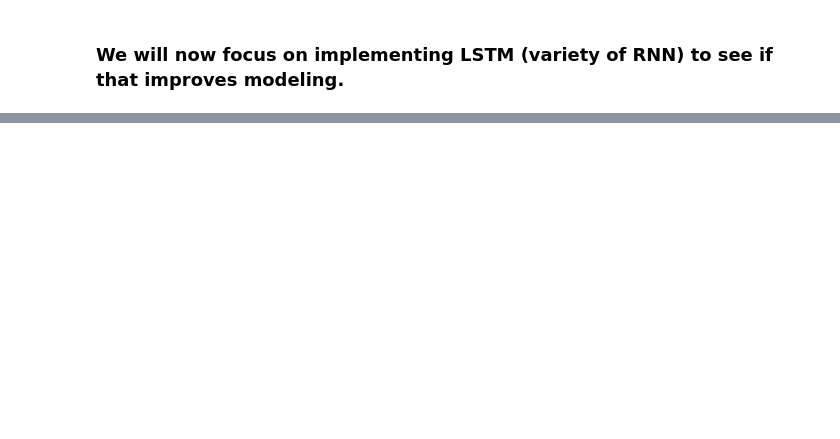
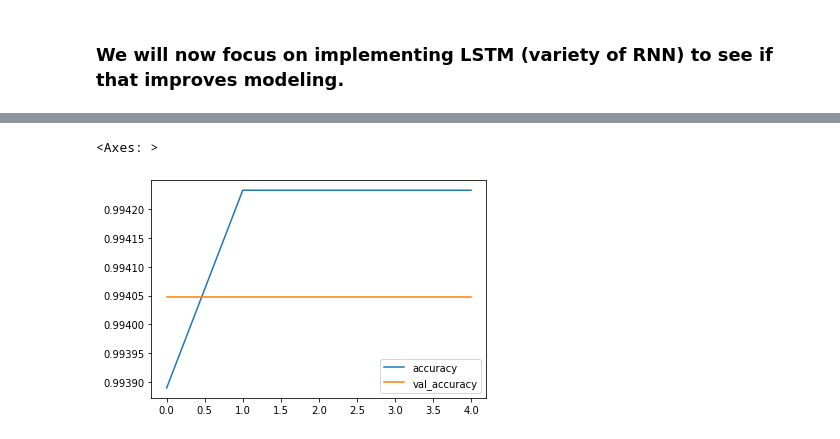
Before and after one commit to rgjha/data_science_basics, a Jupyter notebook: NLP/ToxicCommentClassification/classifier.ipynb, the cells around one changed output, grey strips where cells are left out. Saved outputs shown, nothing was run; the diff lists cells and outputs as text; code cells hidden in the pictures; blank space fills up the shorter version.

```diff
--- a/NLP/ToxicCommentClassification/classifier.ipynb
+++ b/NLP/ToxicCommentClassification/classifier.ipynb
@@ -285,9 +287,11 @@ Wall time: 14.1 s
 #train.drop["id"]
 # https://www.kaggle.com/code/ishraqahmed/lstm-gru-project-dl-iti-ai-43
 
+train.drop('id', axis=1, inplace=True)
+
 labels = ['toxic', 'severe_toxic', 'obscene', 'threat', 'insult', 'identity_hate']
 bigX = train.drop(labels,axis=1)
-#bigX = bigX.to_numpy().reshape(-1,) # It has only id and comment_text
+bigX = bigX.to_numpy().reshape(-1,) # It has only comment_text
 bigy = train[labels].to_numpy()
 bigX.shape, bigy.shape
 # %% [output]
@@ -341,6 +359,6 @@ model.compile(optimizer='rmsprop',
 # %%
 history = model.fit(sequences_matrix_train,
                     y_train,
-                    epochs=1,
+                    epochs=5,
                     batch_size=512,
                     validation_data=(sequences_matrix_val, y_val))
@@ -347,27 +376,4 @@ history = model.fit(sequences_matrix_train,
 # %%
-acc = history.history['accuracy']
-val_acc_values = history.history['val_accuracy']
-loss = history.history['loss']
-val_loss = history.history['val_loss']
-
-epochs = range(1, len(acc) + 1)
-
-plt.plot(epochs, loss, 'bo', label='Training loss')
-plt.plot(epochs, val_loss, 'b', label='Validation loss')
-plt.title('Training and validation loss')
-plt.xlabel('Epochs')
-plt.ylabel('Loss')
-plt.legend()
-
-plt.show()
-
-plt.plot(epochs, acc, 'bo', label='Training acc')
-plt.plot(epochs, val_acc_values, 'b', label='Validation acc')
-plt.title('Training and validation accuracy')
-plt.xlabel('Epochs')
-plt.ylabel('Accuracy')
-plt.legend()
-
-plt.show()
-
-model.evaluate(sequences_matrix_test, y_test)
+history_df = pd.DataFrame(history.history)
+history_df.head()
+#history_df.loc[0:, ['loss', 'val_loss']].plot()
@@ -373,0 +387,5 @@ model.evaluate(sequences_matrix_test, y_test)
+# %%
+history_df.loc[0:, ['accuracy', 'val_accuracy']].plot()
+# %% [output]
+<Axes: >
+[figure, added]
```
Also changed, not shown: parts of 22 cells of this notebook, 2 other files.
